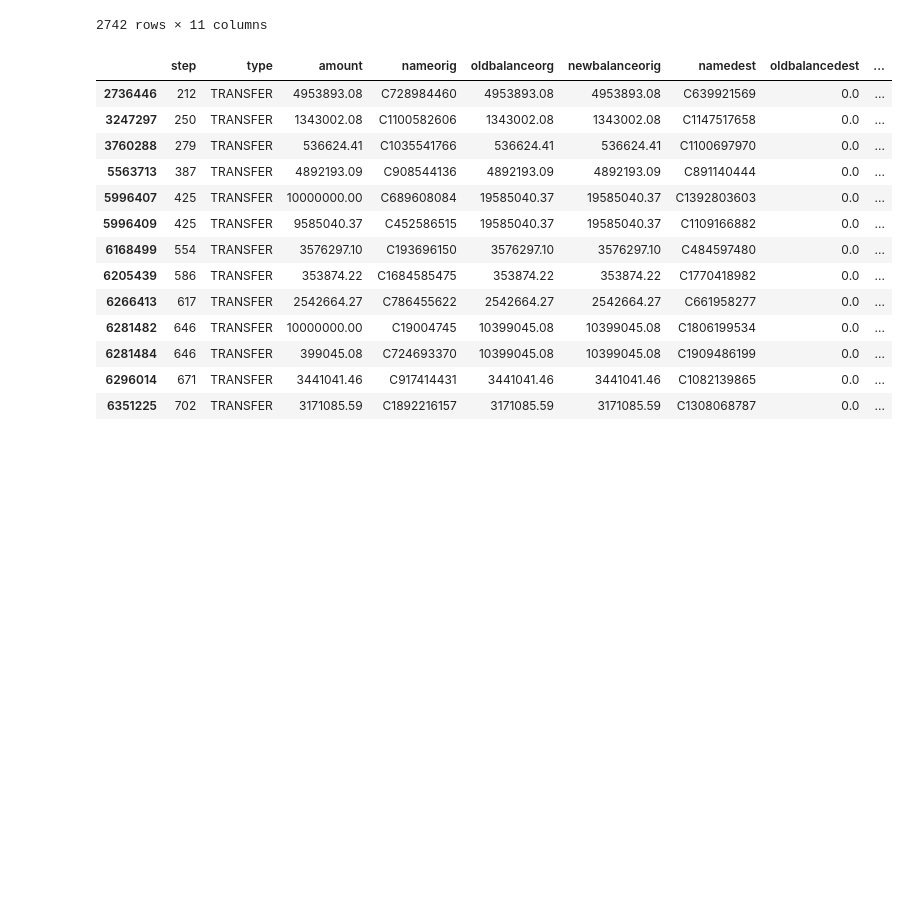
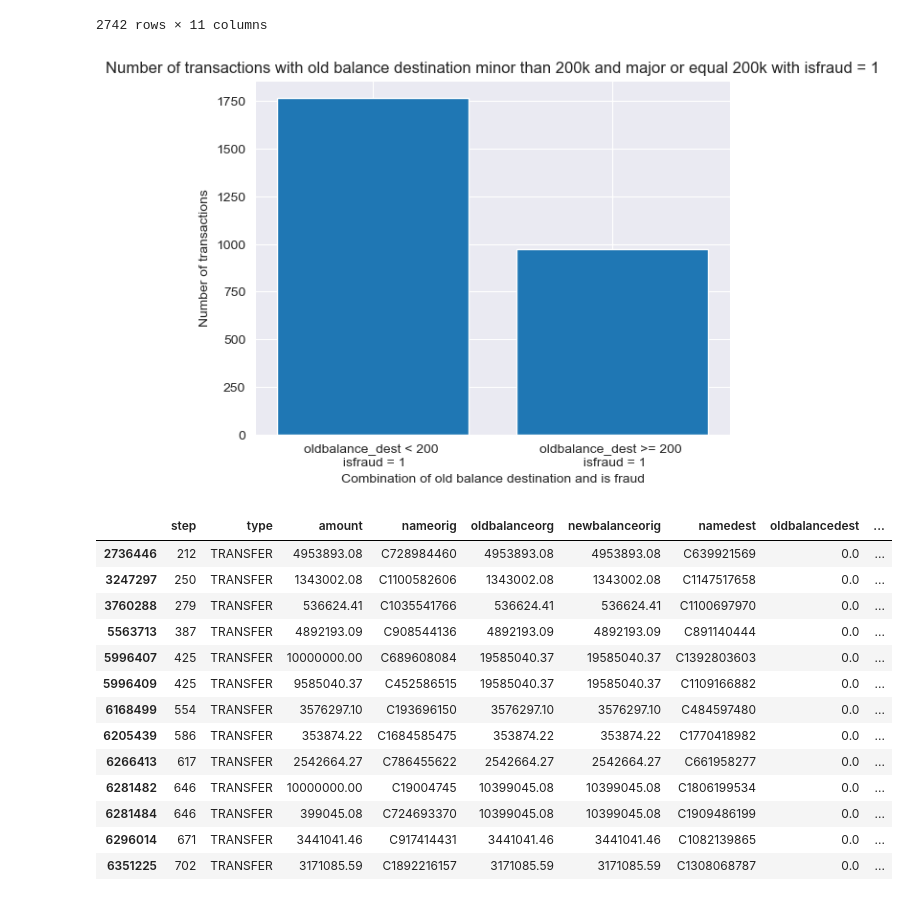
Before and after one commit to Manuelzerpadl/Cerberus-Sentinel--Final-Project, a Jupyter notebook: Data wrangling/Proyecto.ipynb, the cells around one changed output. Cells and saved outputs as stored; diff of their text form; code cells hidden in the pictures; blank space fills up the shorter version.

```diff
--- a/Data wrangling/Proyecto.ipynb
+++ b/Data wrangling/Proyecto.ipynb
@@ -208,6 +210,36 @@ check_under200[check_under200['isfraud'] == 1]
 | 6362610 | 742 | TRANSFER | 63416.99 | C778071008 | 63416.99 | 0.0 | C1812552860 | 0.00 | ... |
 | 6362611 | 742 | CASH_OUT | 63416.99 | C994950684 | 63416.99 | 0.0 | C1662241365 | 276433.18 | ... |
 2742 rows × 11 columns
+# %%
+# Filtrar el dataframe
+filtered_df = check_under200[check_under200['isfraud'] == 1]
+
+# Contar el número de transacciones con "oldbalance_dest" menor que 200 y "isfraud" = 1
+under_200_fraud = filtered_df[filtered_df['oldbalancedest'] < 200].shape[0]
+
+# Contar el número de transacciones con "oldbalance_dest" mayor o igual que 200 y "isfraud" = 1
+over_200_fraud = filtered_df[filtered_df['oldbalancedest'] >= 200].shape[0]
+
+# Crear una lista con los nombres de las barras
+names = ['oldbalance_dest < 200 \n isfraud = 1',
+         'oldbalance_dest >= 200 \n isfraud = 1']
+
+# Crear una lista con los valores de las barras
+values = [under_200_fraud, over_200_fraud]
+
+# Crear un gráfico de barras apiladas
+plt.bar(range(len(values)), values)
+
+# Añadir etiquetas al gráfico
+plt.xticks(range(len(values)), names)
+plt.title('Number of transactions with old balance destination minor than 200k and major or equal 200k with isfraud = 1')
+plt.xlabel('Combination of old balance destination and is fraud')
+plt.ylabel('Number of transactions')
+
+# Mostrar el gráfico
+plt.show()
+# %% [output]
+[figure, added]
 # %%
 #Todas las transacciones que estan catalogadas como fraude y señaladas como fraude son de mas de 200k
 df[(df['isflaggedfraud'] == 1) & (df['isfraud'] == 1)]
```
Also changed, not shown: parts of 6 cells of this notebook, 8 other files.
